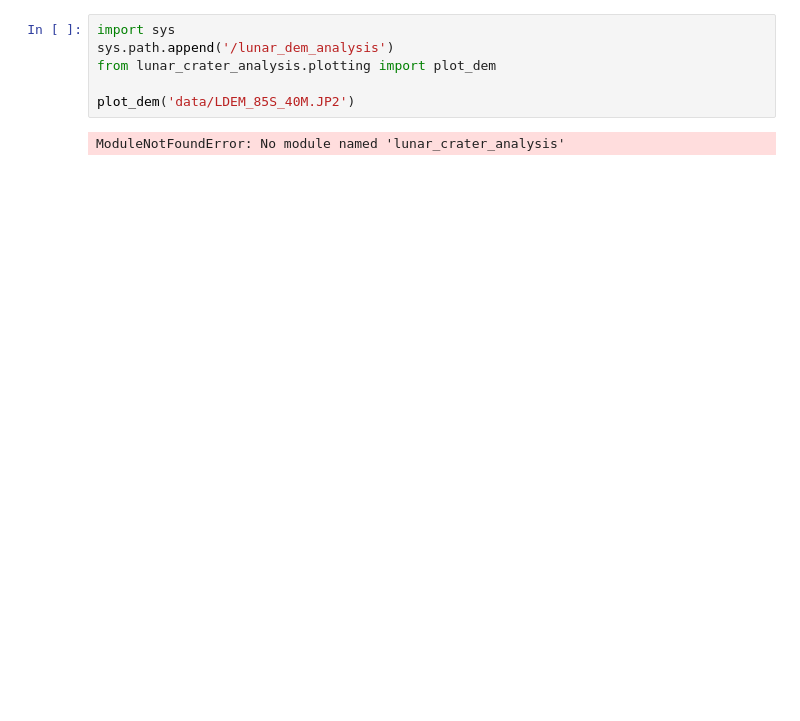
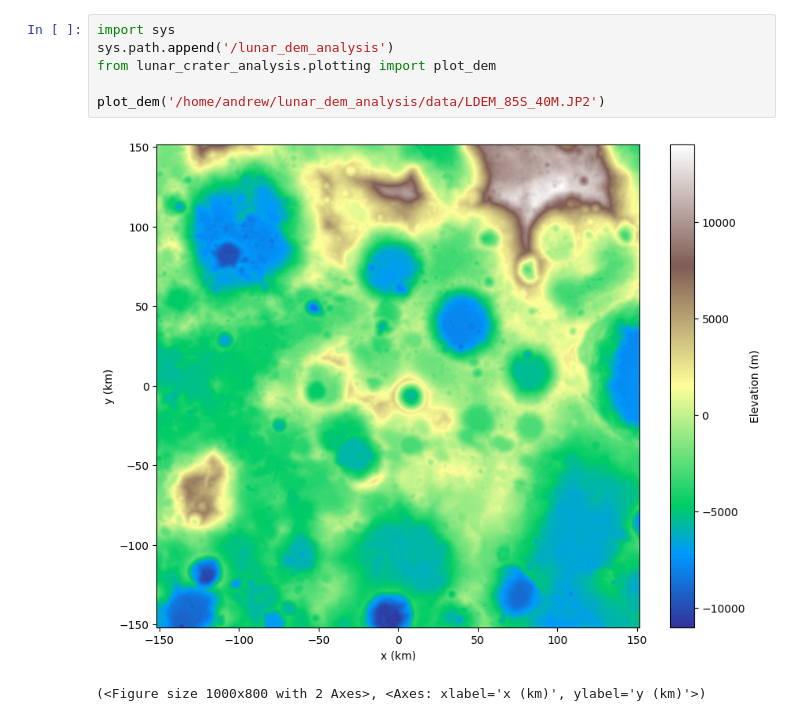
Before and after one commit to Andrew-Pick/lunar_dem_analysis, a Jupyter notebook: notebooks/exploratory_analysis.ipynb, the cells around one changed output. Drawn from its saved outputs; the diff is of its cells as text; blank space fills up the shorter version.

Commit message:
Plotting dem now works

```diff
--- a/notebooks/exploratory_analysis.ipynb
+++ b/notebooks/exploratory_analysis.ipynb
@@ -1,8 +1,9 @@
 # %%
 import sys
 sys.path.append('/lunar_dem_analysis')
 from lunar_crater_analysis.plotting import plot_dem
 
-plot_dem('data/LDEM_85S_40M.JP2')
+plot_dem('/home/andrew/lunar_dem_analysis/data/LDEM_85S_40M.JP2')
 # %% [output]
+[figure, added]
-ModuleNotFoundError: No module named 'lunar_crater_analysis'
+(<Figure size 1000x800 with 2 Axes>, <Axes: xlabel='x (km)', ylabel='y (km)'>)
```
Also changed, not shown: 1 other file.
